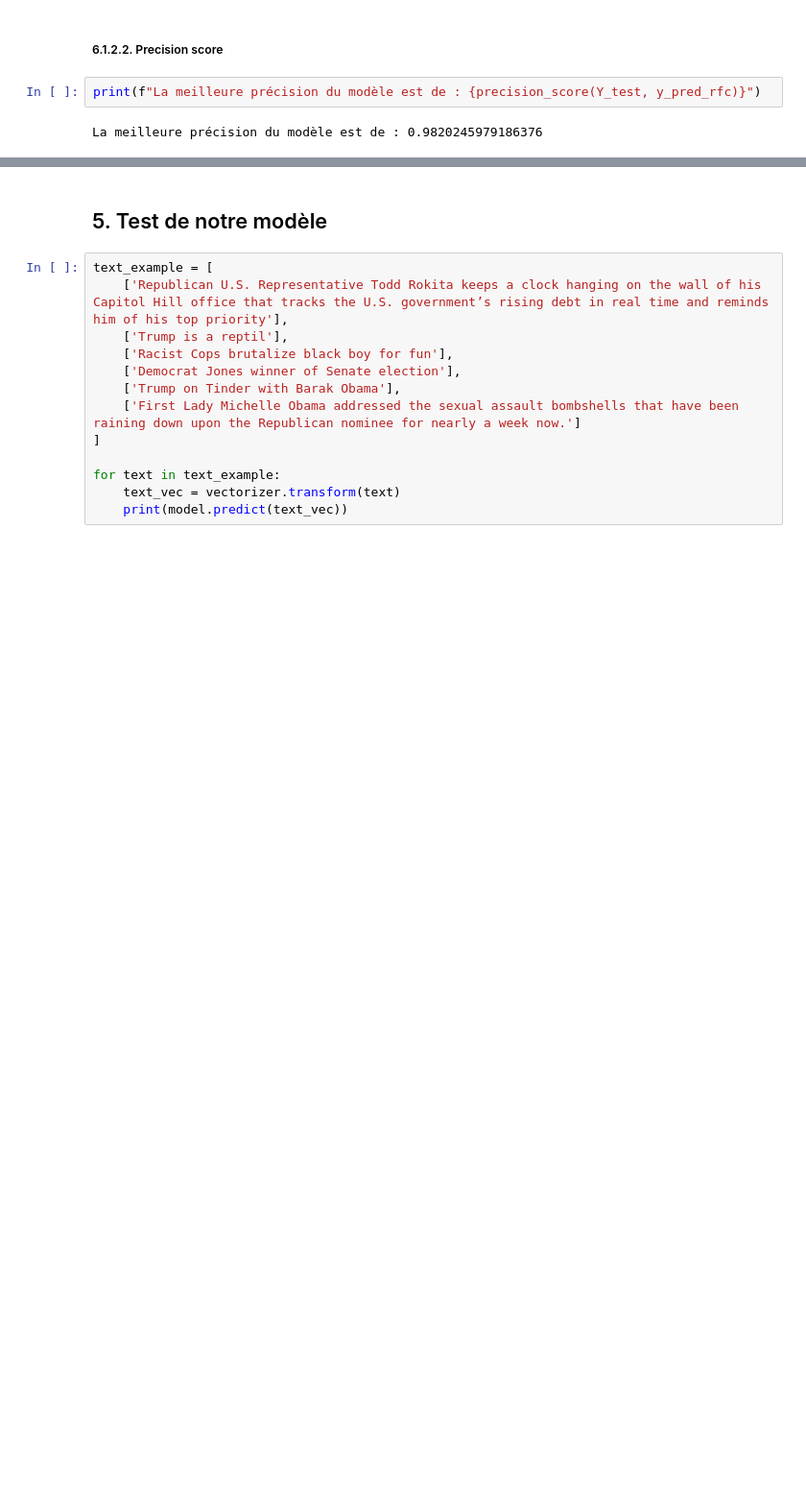
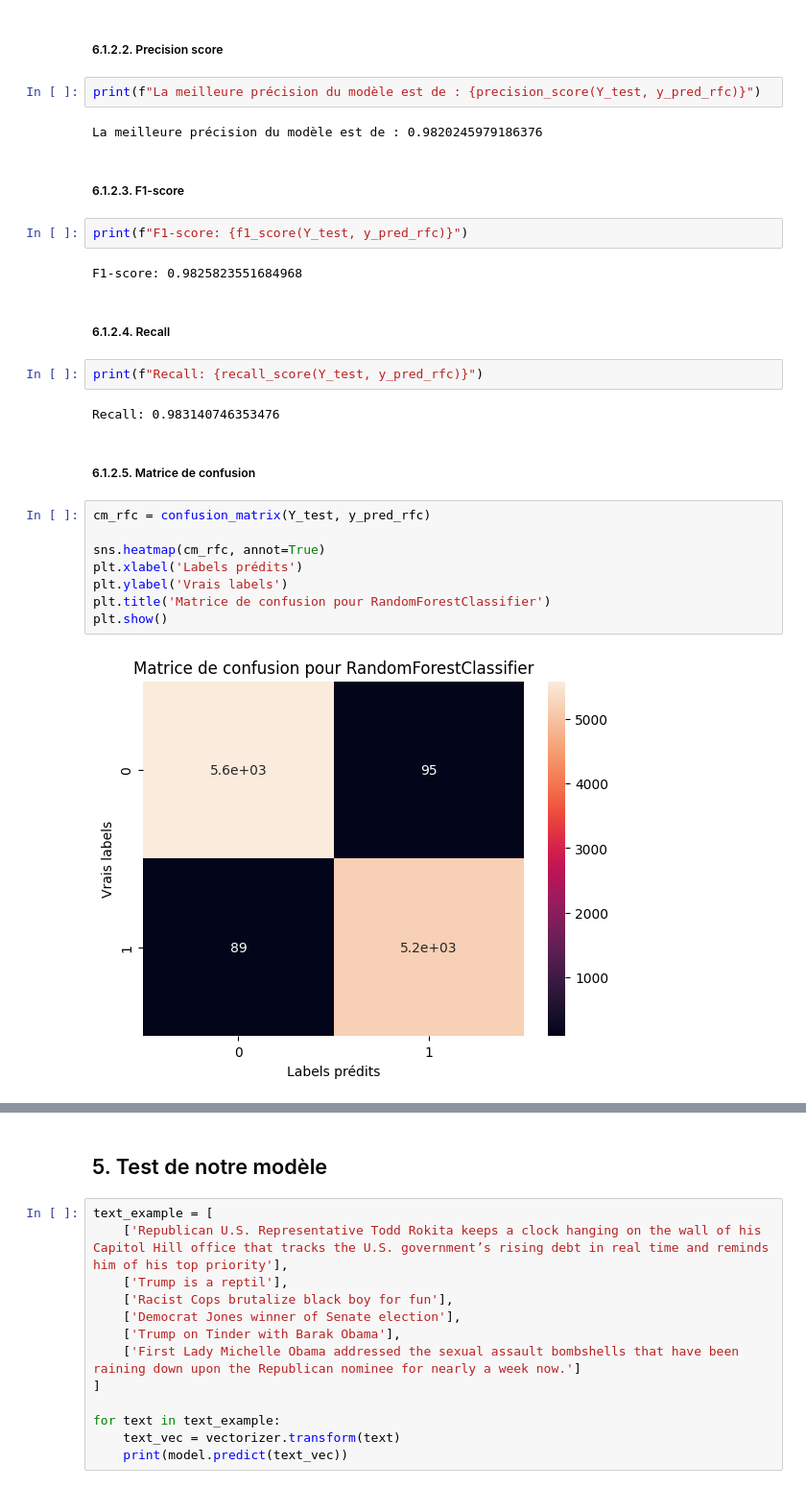
Before and after one commit to Gentlhug/projet-ia-fake-news, a Jupyter notebook: projet_ia_fake_news.ipynb, the cells around one changed output, grey strips where cells are left out. Shown: that part at 96% size. Drawn from its saved outputs; the diff is of its cells as text; blank space fills up the shorter version.

```diff
--- a/projet_ia_fake_news.ipynb
+++ b/projet_ia_fake_news.ipynb
@@ -372,3 +373,27 @@ L'accuracy du model est de : 0.9832116788321168
 print(f"La meilleure précision du modèle est de : {precision_score(Y_test, y_pred_rfc)}")
 # %% [output]
 La meilleure précision du modèle est de : 0.9820245979186376
+# %% [markdown]
+##### 6.1.2.3. F1-score
+# %%
+print(f"F1-score: {f1_score(Y_test, y_pred_rfc)}")
+# %% [output]
+F1-score: 0.9825823551684968
+# %% [markdown]
+##### 6.1.2.4. Recall
+# %%
+print(f"Recall: {recall_score(Y_test, y_pred_rfc)}")
+# %% [output]
+Recall: 0.983140746353476
+# %% [markdown]
+##### 6.1.2.5. Matrice de confusion
+# %%
+cm_rfc = confusion_matrix(Y_test, y_pred_rfc)
+
+sns.heatmap(cm_rfc, annot=True)
+plt.xlabel('Labels prédits')
+plt.ylabel('Vrais labels')
+plt.title('Matrice de confusion pour RandomForestClassifier')
+plt.show()
+# %% [output]
+[figure, added]
```
Also changed, not shown: parts of 34 cells of this notebook.
